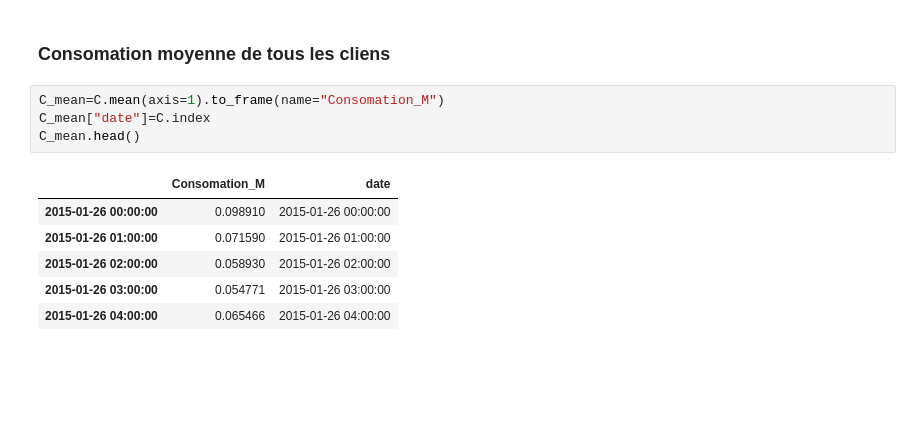
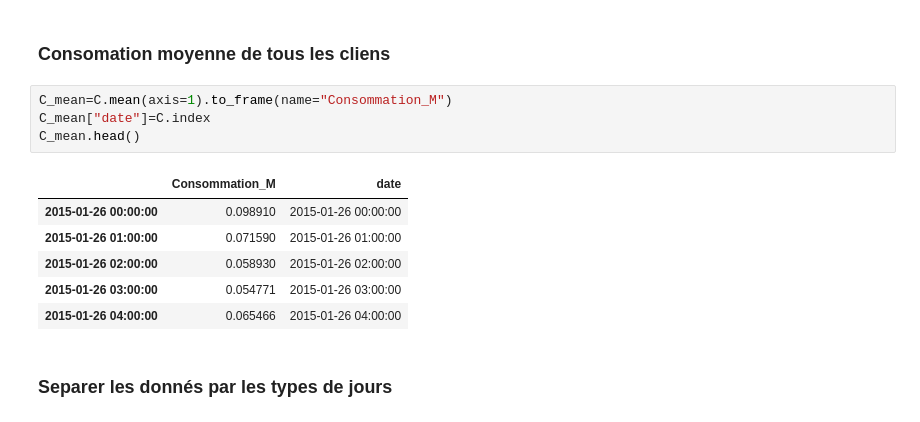
Before and after one commit to forloulhoucine/TER_Analyse-de-donnees-issues-dun-reseau-urbain, a Jupyter notebook: TER.ipynb, the cells around one changed output. Cells and saved outputs as stored; diff of their text form; blank space fills up the shorter version.

```diff
--- a/TER.ipynb
+++ b/TER.ipynb
@@ -637,13 +637,15 @@ C.head()
 # %% [markdown]
 ### Consomation moyenne de tous les cliens
 # %%
-C_mean=C.mean(axis=1).to_frame(name="Consomation_M")
+C_mean=C.mean(axis=1).to_frame(name="Consommation_M")
 C_mean["date"]=C.index
 C_mean.head()
 # %% [output]
-|  | Consomation_M | date |
+|  | Consommation_M | date |
 | 2015-01-26 00:00:00 | 0.098910 | 2015-01-26 00:00:00 |
 | 2015-01-26 01:00:00 | 0.071590 | 2015-01-26 01:00:00 |
 | 2015-01-26 02:00:00 | 0.058930 | 2015-01-26 02:00:00 |
 | 2015-01-26 03:00:00 | 0.054771 | 2015-01-26 03:00:00 |
 | 2015-01-26 04:00:00 | 0.065466 | 2015-01-26 04:00:00 |
+# %% [markdown]
+### Separer les donnés par les types de jours
```
Also changed, not shown: parts of 1 cell of this notebook.
